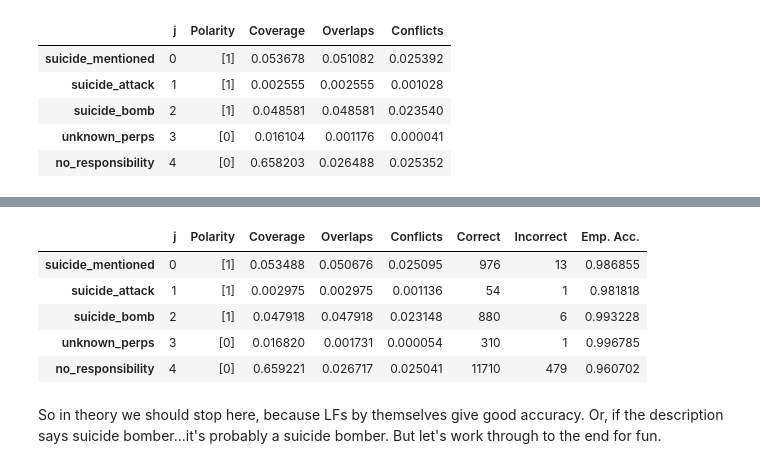
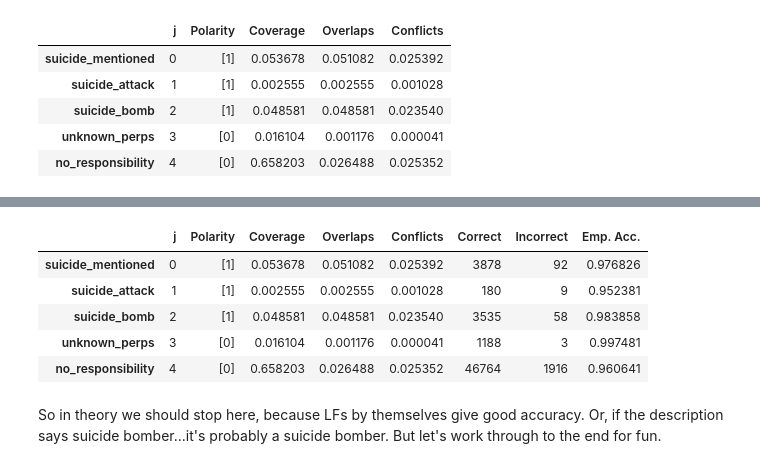
Before and after one commit to ajw-42/snorkel-testing, a Jupyter notebook: snorkel_testing_1_english.ipynb, the cells around one changed output, grey strips where cells are left out. Cells and saved outputs as stored; diff of their text form; code cells hidden in the pictures.

```diff
--- a/snorkel_testing_1_english.ipynb
+++ b/snorkel_testing_1_english.ipynb
@@ -142,13 +148,13 @@ LFAnalysis(L=L_train, lfs=lfs).lf_summary()
 # %%
 #If you supply gold labels, snorkel calculates empirical accuracy for you!
-LFAnalysis(L=L_valid, lfs=lfs).lf_summary(Y=Y_valid)
+LFAnalysis(L=L_train, lfs=lfs).lf_summary(Y=Y_train)
 # %% [output]
 |  | j | Polarity | Coverage | Overlaps | Conflicts | Correct | Incorrect | Emp. Acc. |
-| suicide_mentioned | 0 | [1] | 0.053488 | 0.050676 | 0.025095 | 976 | 13 | 0.986855 |
-| suicide_attack | 1 | [1] | 0.002975 | 0.002975 | 0.001136 | 54 | 1 | 0.981818 |
-| suicide_bomb | 2 | [1] | 0.047918 | 0.047918 | 0.023148 | 880 | 6 | 0.993228 |
-| unknown_perps | 3 | [0] | 0.016820 | 0.001731 | 0.000054 | 310 | 1 | 0.996785 |
-| no_responsibility | 4 | [0] | 0.659221 | 0.026717 | 0.025041 | 11710 | 479 | 0.960702 |
+| suicide_mentioned | 0 | [1] | 0.053678 | 0.051082 | 0.025392 | 3878 | 92 | 0.976826 |
+| suicide_attack | 1 | [1] | 0.002555 | 0.002555 | 0.001028 | 180 | 9 | 0.952381 |
+| suicide_bomb | 2 | [1] | 0.048581 | 0.048581 | 0.023540 | 3535 | 58 | 0.983858 |
+| unknown_perps | 3 | [0] | 0.016104 | 0.001176 | 0.000041 | 1188 | 3 | 0.997481 |
+| no_responsibility | 4 | [0] | 0.658203 | 0.026488 | 0.025352 | 46764 | 1916 | 0.960641 |
 # %% [markdown]
 So in theory we should stop here, because LFs by themselves give good accuracy. Or, if the description says suicide bomber...it's probably a suicide bomber. But let's work through to the end for fun.
 # %%
```
Also changed, not shown: parts of 13 cells of this notebook.
